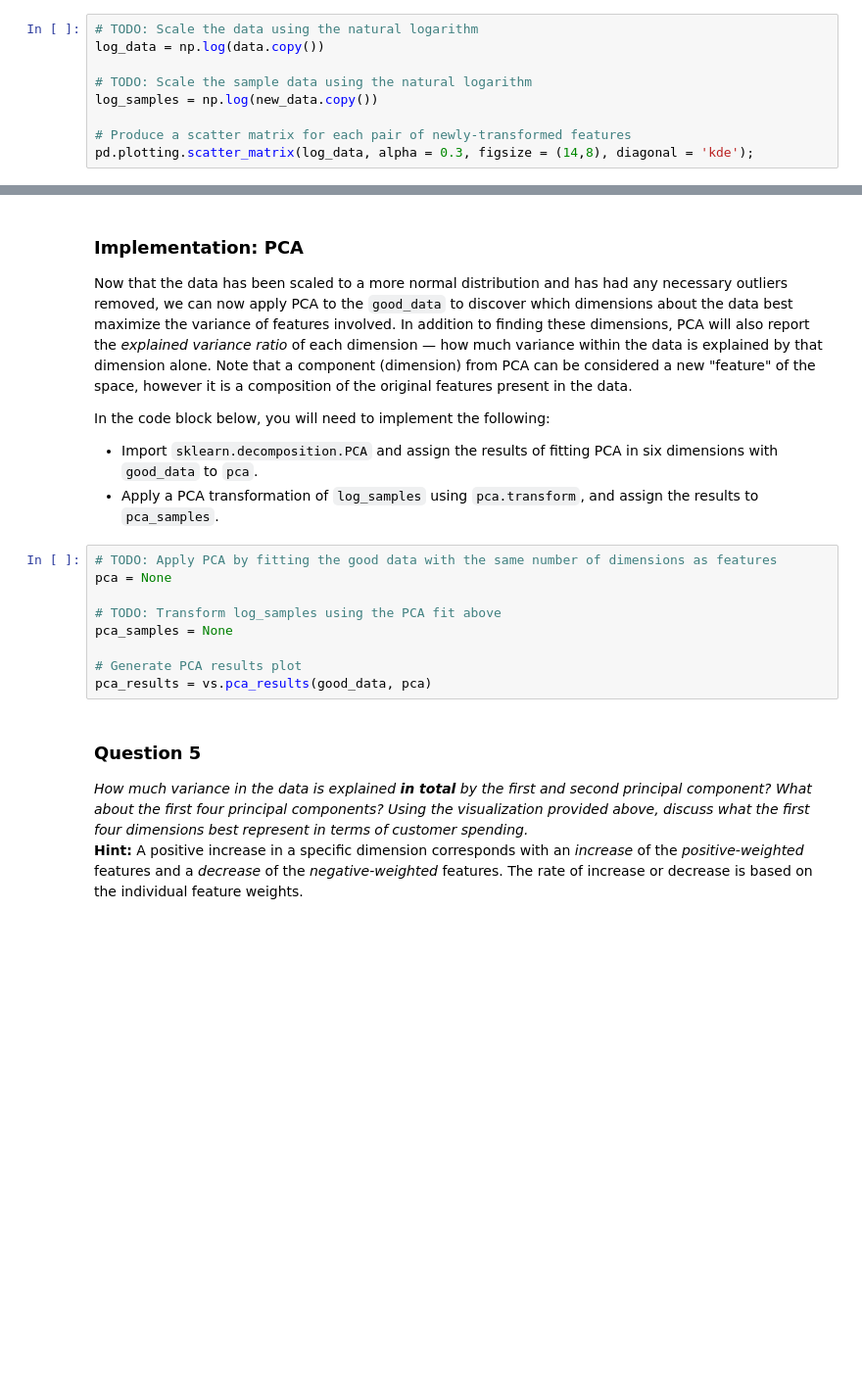
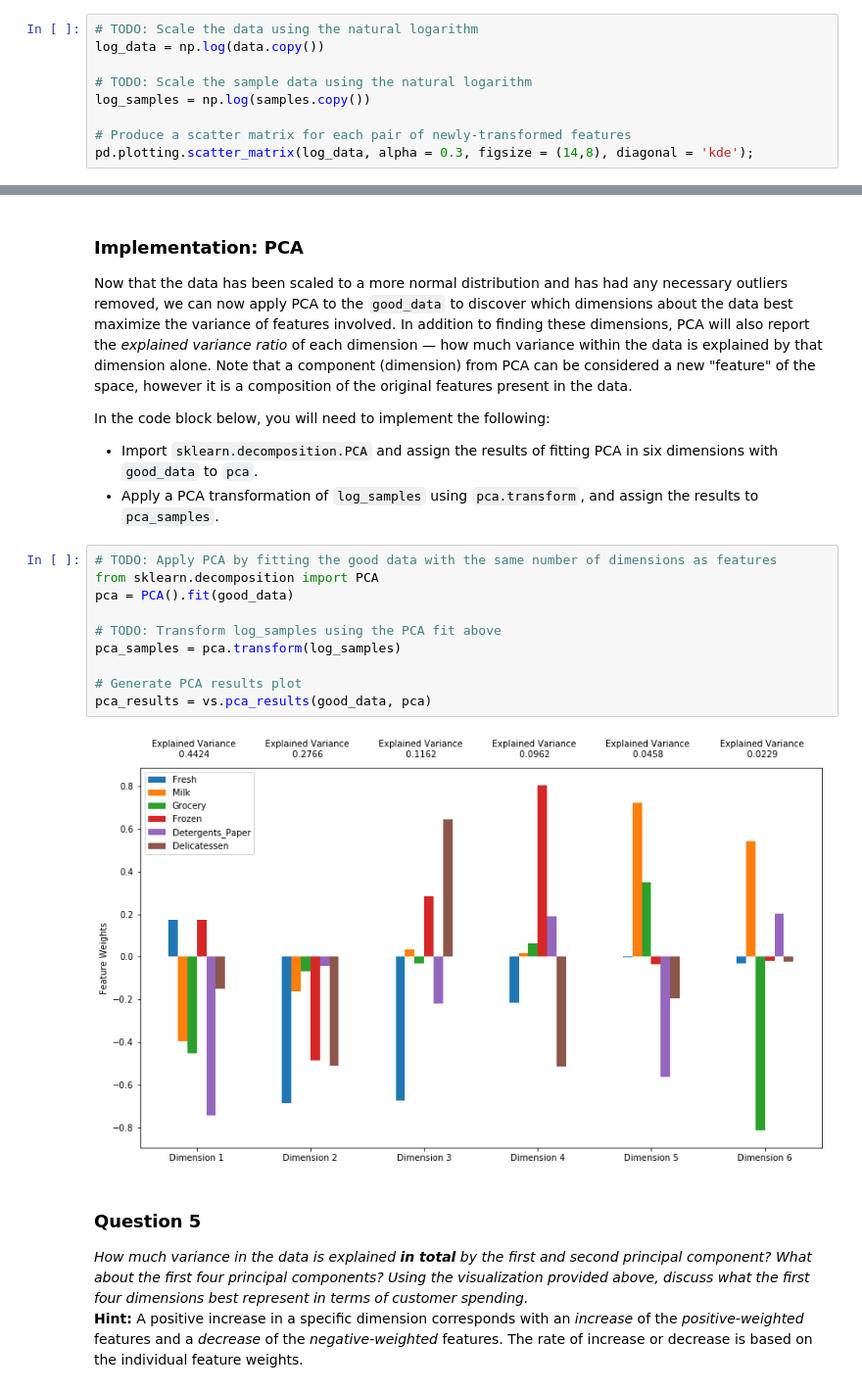
Before and after one commit to ragamarkely/customer_segments, a Jupyter notebook: customer_segments.ipynb, the cells around one changed output, grey strips where cells are left out. Shown at 98% size. Cells and saved outputs as stored; diff of their text form; blank space fills up the shorter version.

```diff
--- a/customer_segments.ipynb
+++ b/customer_segments.ipynb
@@ -226,7 +226,7 @@ In the code block below, you will need to implement the following:
 log_data = np.log(data.copy())
 
 # TODO: Scale the sample data using the natural logarithm
-log_samples = np.log(new_data.copy())
+log_samples = np.log(samples.copy())
 
 # Produce a scatter matrix for each pair of newly-transformed features
 pd.plotting.scatter_matrix(log_data, alpha = 0.3, figsize = (14,8), diagonal = 'kde');
@@ -292,13 +389,16 @@ In the code block below, you will need to implement the following:
  - Apply a PCA transformation of `log_samples` using `pca.transform`, and assign the results to `pca_samples`.
 # %%
 # TODO: Apply PCA by fitting the good data with the same number of dimensions as features
-pca = None
+from sklearn.decomposition import PCA
+pca = PCA().fit(good_data)
 
 # TODO: Transform log_samples using the PCA fit above
-pca_samples = None
+pca_samples = pca.transform(log_samples)
 
 # Generate PCA results plot
 pca_results = vs.pca_results(good_data, pca)
+# %% [output]
+[figure, added]
 # %% [markdown]
 ### Question 5
 *How much variance in the data is explained* ***in total*** *by the first and second principal component? What about the first four principal components? Using the visualization provided above, discuss what the first four dimensions best represent in terms of customer spending.*
```
Also changed, not shown: parts of 9 cells of this notebook.
